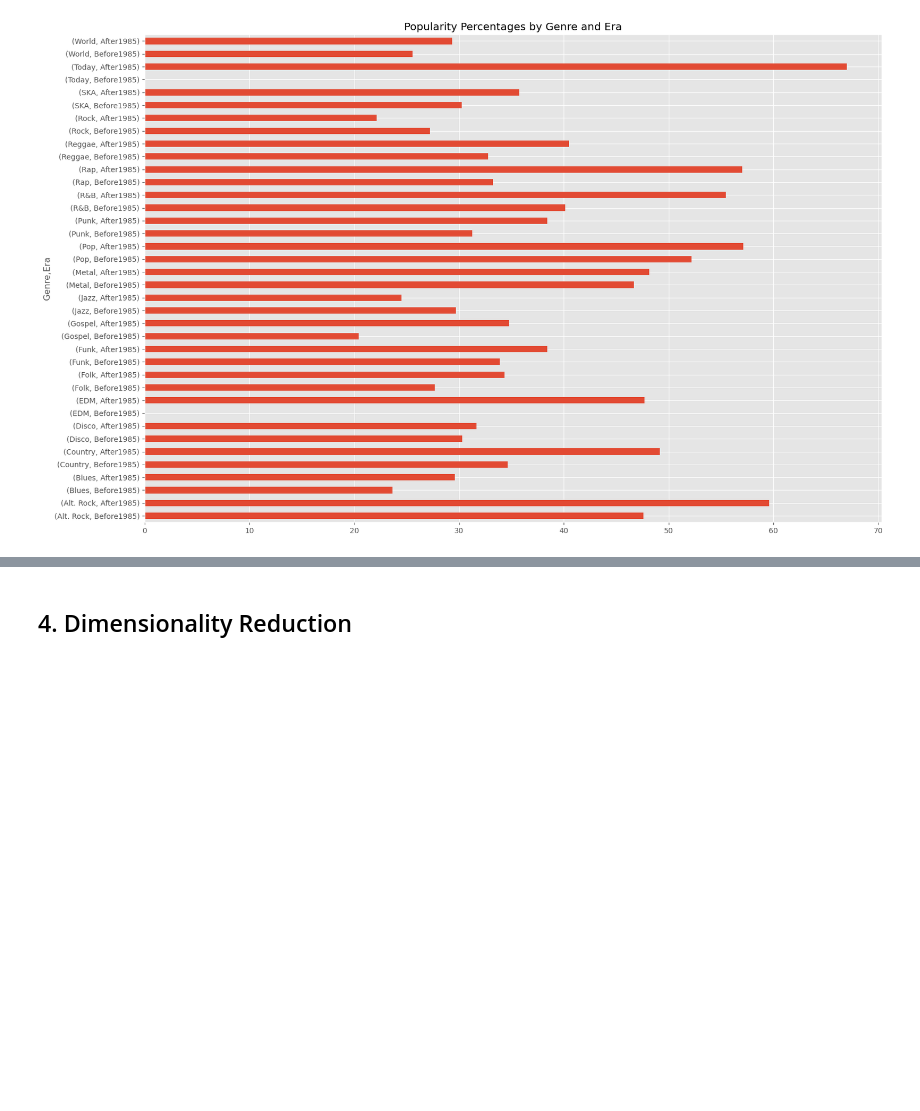
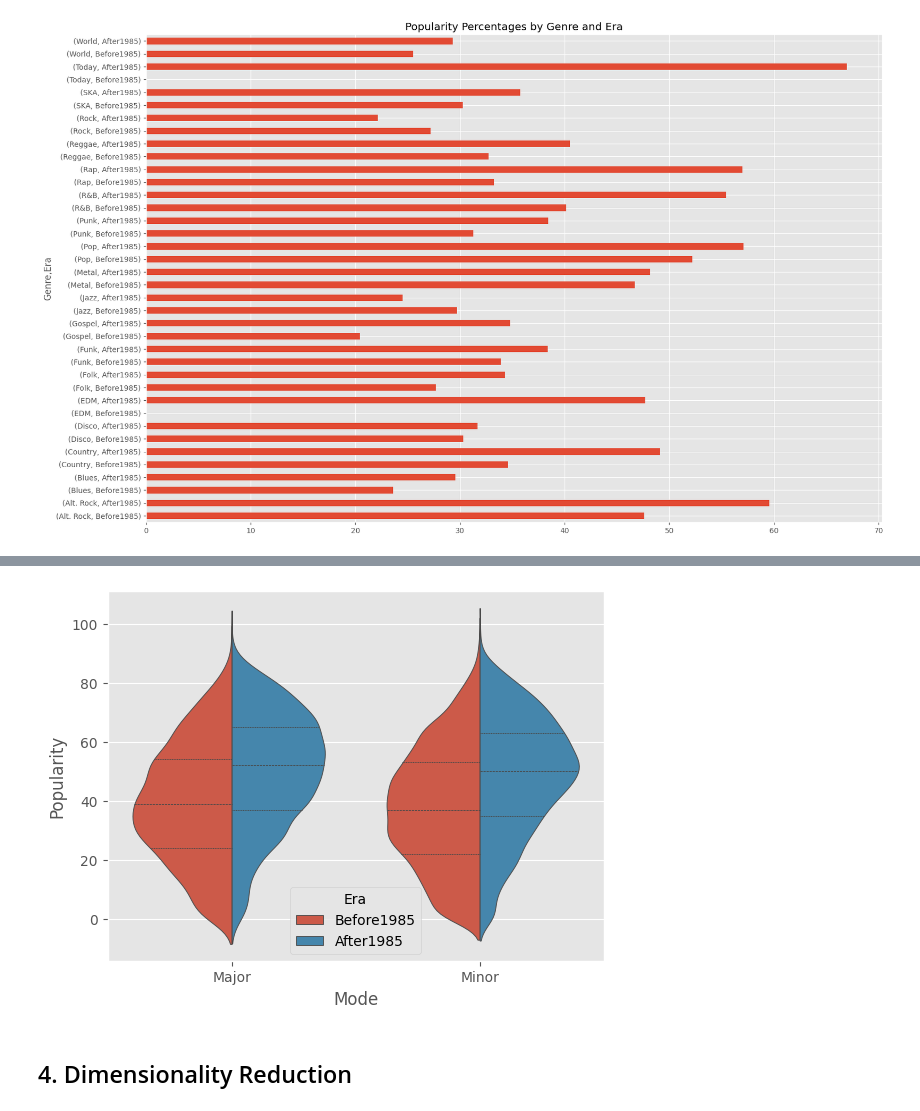
Before and after one commit to bonitadavis/ML-Lab-1, a Jupyter notebook: Lab1.ipynb, the cells around one changed output, grey strips where cells are left out. Drawn from its saved outputs; the diff is of its cells as text; code cells hidden in the pictures; blank space fills up the shorter version.

```diff
--- a/Lab1.ipynb
+++ b/Lab1.ipynb
@@ -340,8 +345,13 @@ plt.show()
 # %%
 sns.violinplot(x="Mode", y="Popularity", hue="Era", data=df,
                split=True, # split across violins
                inner="quart") # show innner stats like mean, IQR,
 
+# Set custom x-axis labels
+plt.xticks(ticks=[0, 1], labels=["Major", "Minor"])
+
 plt.show()
+# %% [output]
+[figure, added]
 # %% [markdown]
 ## 4. Dimensionality Reduction
```
Also changed, not shown: parts of 11 cells of this notebook.
